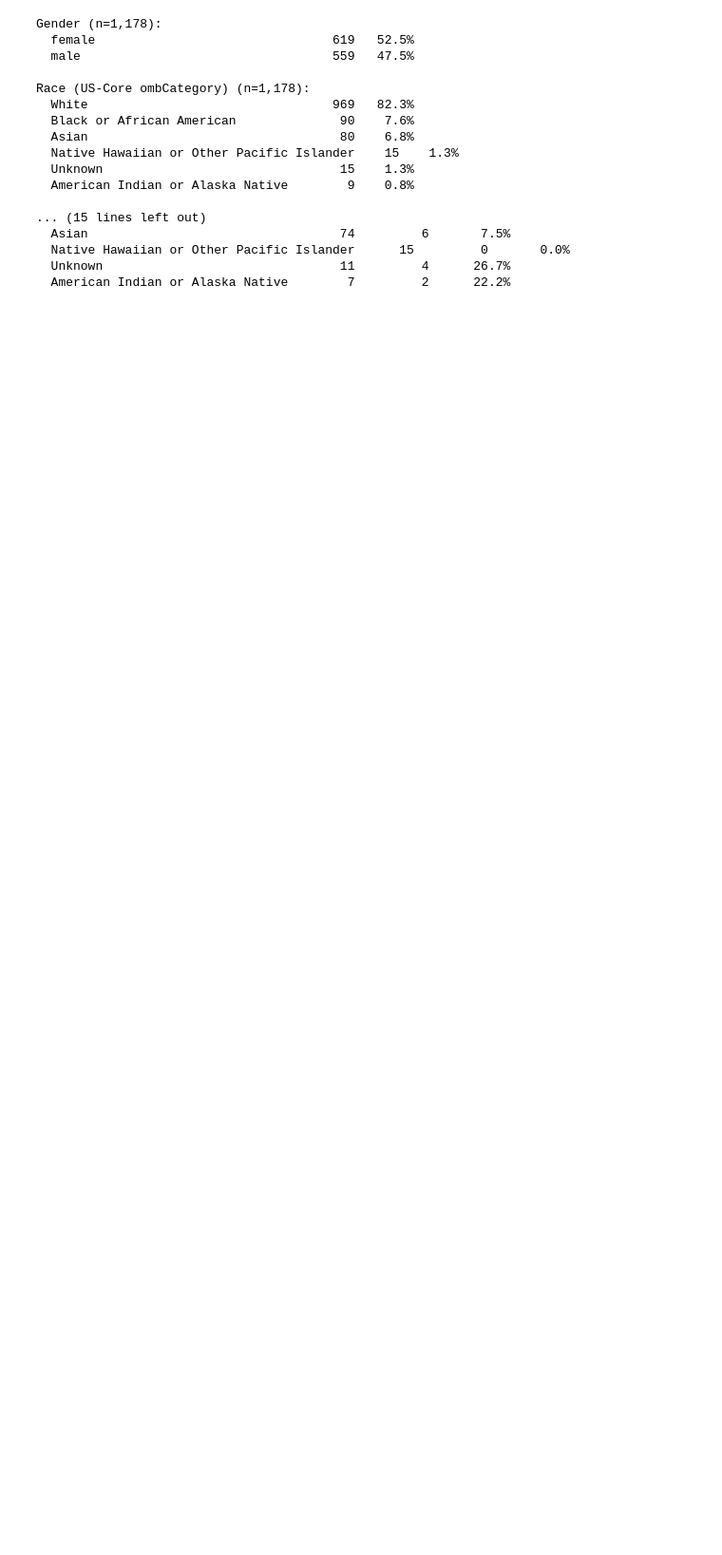
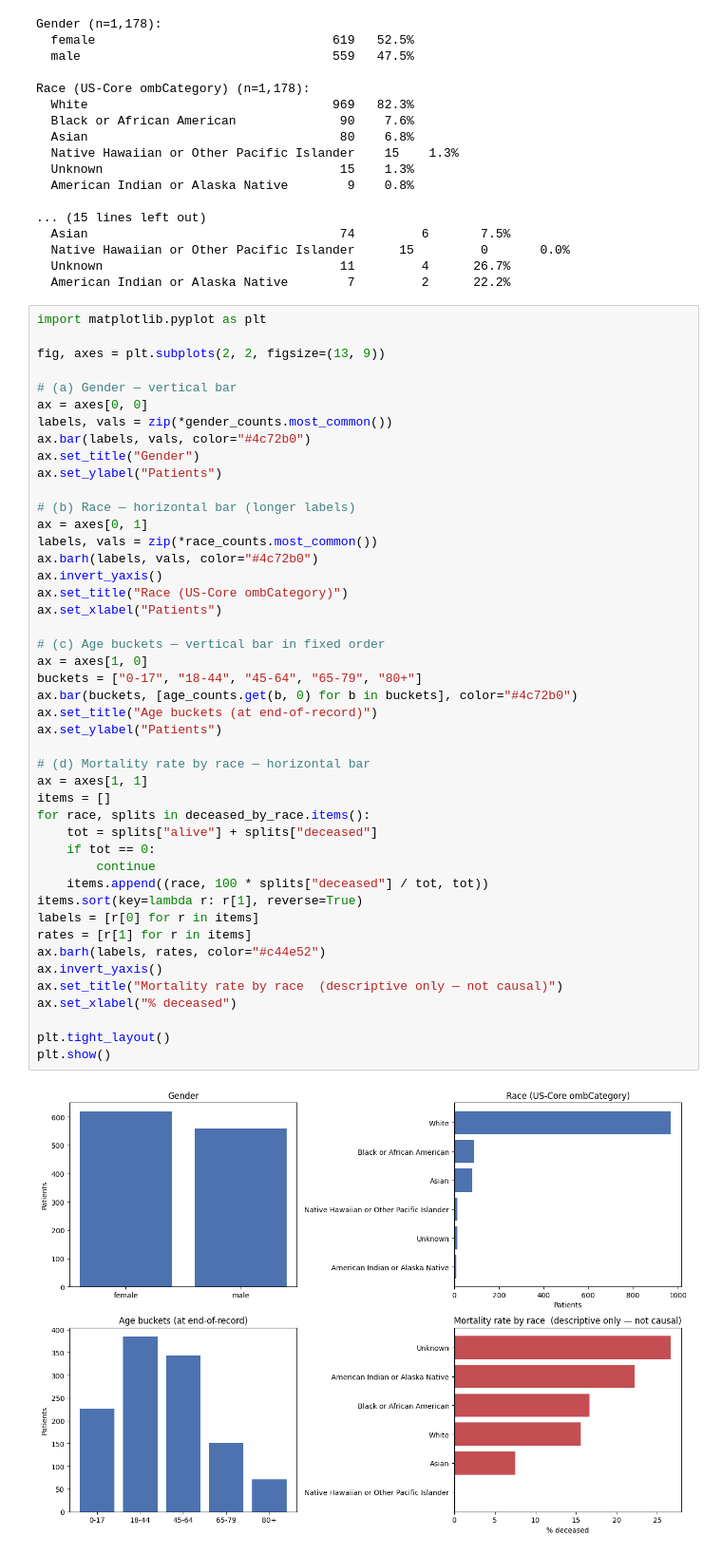
Before and after one commit to AbemKW/EXAI-KG, a Jupyter notebook: notebooks/P1_Wk1_validation.ipynb, the cells around one changed output. Shown at 95% size. Cells and saved outputs as stored; diff of their text form; blank space fills up the shorter version.

```diff
--- a/notebooks/P1_Wk1_validation.ipynb
+++ b/notebooks/P1_Wk1_validation.ipynb
@@ -615,3 +651,50 @@ Race (US-Core ombCategory) (n=1,178):
   Native Hawaiian or Other Pacific Islander      15         0       0.0%
   Unknown                                11         4      26.7%
   American Indian or Alaska Native        7         2      22.2%
+# %%
+import matplotlib.pyplot as plt
+
+fig, axes = plt.subplots(2, 2, figsize=(13, 9))
+
+# (a) Gender — vertical bar
+ax = axes[0, 0]
+labels, vals = zip(*gender_counts.most_common())
+ax.bar(labels, vals, color="#4c72b0")
+ax.set_title("Gender")
+ax.set_ylabel("Patients")
+
+# (b) Race — horizontal bar (longer labels)
+ax = axes[0, 1]
+labels, vals = zip(*race_counts.most_common())
+ax.barh(labels, vals, color="#4c72b0")
+ax.invert_yaxis()
+ax.set_title("Race (US-Core ombCategory)")
+ax.set_xlabel("Patients")
+
+# (c) Age buckets — vertical bar in fixed order
+ax = axes[1, 0]
+buckets = ["0-17", "18-44", "45-64", "65-79", "80+"]
+ax.bar(buckets, [age_counts.get(b, 0) for b in buckets], color="#4c72b0")
+ax.set_title("Age buckets (at end-of-record)")
+ax.set_ylabel("Patients")
+
+# (d) Mortality rate by race — horizontal bar
+ax = axes[1, 1]
+items = []
+for race, splits in deceased_by_race.items():
+    tot = splits["alive"] + splits["deceased"]
+    if tot == 0:
+        continue
+    items.append((race, 100 * splits["deceased"] / tot, tot))
+items.sort(key=lambda r: r[1], reverse=True)
+labels = [r[0] for r in items]
+rates = [r[1] for r in items]
+ax.barh(labels, rates, color="#c44e52")
+ax.invert_yaxis()
+ax.set_title("Mortality rate by race  (descriptive only — not causal)")
+ax.set_xlabel("% deceased")
+
+plt.tight_layout()
+plt.show()
+# %% [output]
+[figure, added]
```
Also changed, not shown: parts of 2 cells of this notebook, 1 other file.
